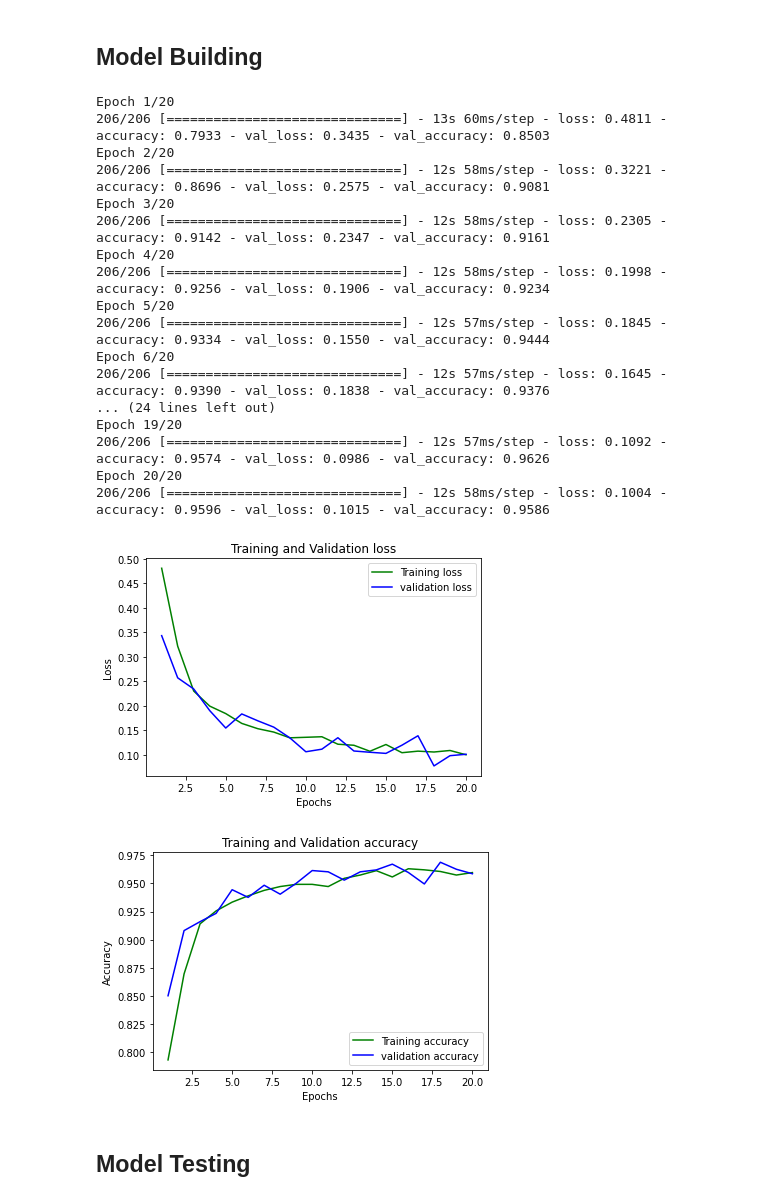
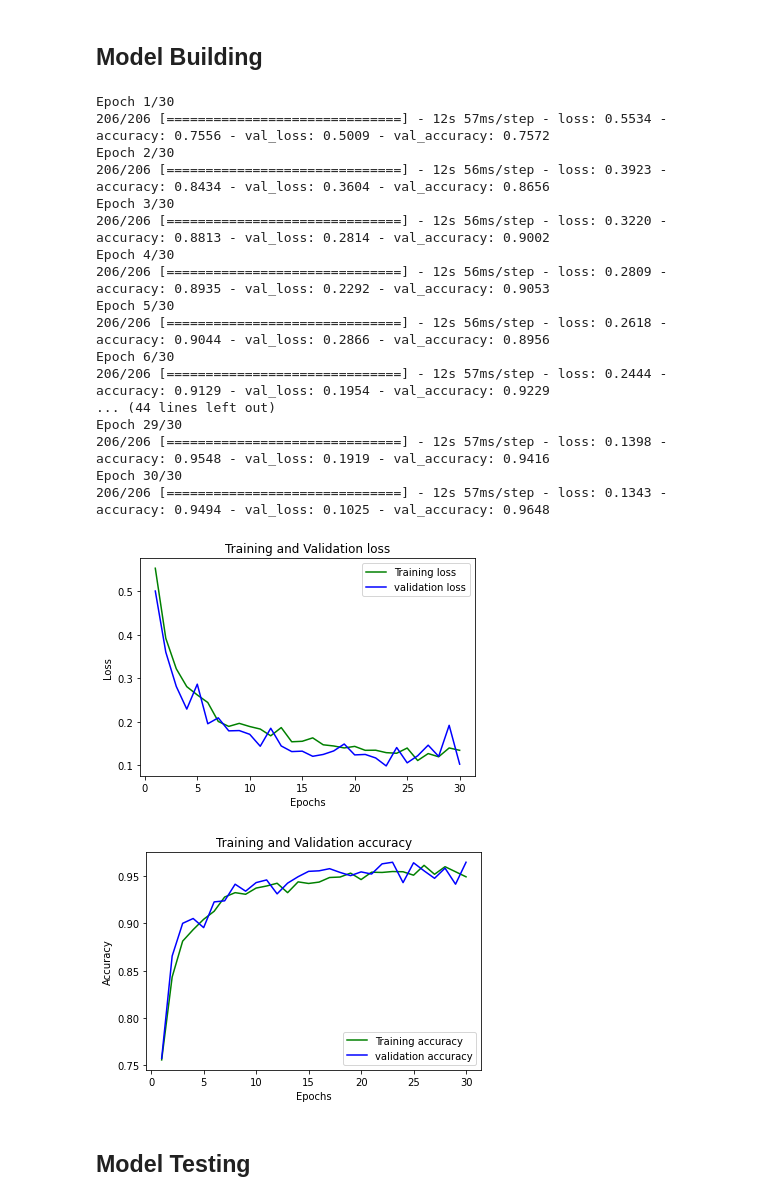
Before and after one commit to UttaraKet1607/Hindi-Character-Recognition, a Jupyter notebook: Final_CNN_model.ipynb, the cells around one changed output. Cells and saved outputs as stored; diff of their text form; code cells hidden in the pictures.

Commit message:
Changed kernel size and increased the number of epochs

```diff
--- a/Final_CNN_model.ipynb
+++ b/Final_CNN_model.ipynb
@@ -71,12 +53,12 @@ Found 1763 images belonging to 2 classes.
 ## Model Building
 # %%
 model = Sequential()
-model.add(Conv2D(32, (3,3), activation = "relu", input_shape=(64,64,3)))
-model.add(MaxPool2D((2,2), padding = "same"))
-model.add(Conv2D(32, (3,3), activation = "relu", input_shape=(64,64,3)))
-model.add(MaxPool2D((2,2), padding = "same"))
-model.add(Conv2D(32, (3,3), activation = "relu", input_shape=(64,64,3)))
-model.add(MaxPool2D((2,2), padding = "same"))
+model.add(Conv2D(32, (5,5), activation = "relu", input_shape=(64,64,3)))
+model.add(MaxPool2D((3,3), padding = "same"))
+model.add(Conv2D(32, (5,5), activation = "relu", input_shape=(64,64,3)))
+model.add(MaxPool2D((3,3), padding = "same"))
+model.add(Conv2D(32, (5,5), activation = "relu", input_shape=(64,64,3)))
+model.add(MaxPool2D((3,3), padding = "same"))
 model.add(Flatten())
 model.add(Dense(128, activation= "relu"))
 model.add(Dense(128, activation= "relu"))
@@ -84,44 +66,44 @@ model.add(Dense(1, activation = "sigmoid"))
 # %%
 model.compile(loss="binary_crossentropy",metrics=["accuracy"],optimizer="adam")
 # %%
-history = model.fit(train_datagen,epochs=20,validation_data=test_datagen)
+history = model.fit(train_datagen,epochs=30,validation_data=test_datagen, batch_size=30)
 # %% [output]
-Epoch 1/20
-206/206 [==============================] - 13s 60ms/step - loss: 0.4811 - accuracy: 0.7933 - val_loss: 0.3435 - val_accuracy: 0.8503
-Epoch 2/20
-206/206 [==============================] - 12s 58ms/step - loss: 0.3221 - accuracy: 0.8696 - val_loss: 0.2575 - val_accuracy: 0.9081
-Epoch 3/20
-206/206 [==============================] - 12s 58ms/step - loss: 0.2305 - accuracy: 0.9142 - val_loss: 0.2347 - val_accuracy: 0.9161
-Epoch 4/20
-206/206 [==============================] - 12s 58ms/step - loss: 0.1998 - accuracy: 0.9256 - val_loss: 0.1906 - val_accuracy: 0.9234
-Epoch 5/20
-206/206 [==============================] - 12s 57ms/step - loss: 0.1845 - accuracy: 0.9334 - val_loss: 0.1550 - val_accuracy: 0.9444
-Epoch 6/20
-206/206 [==============================] - 12s 57ms/step - loss: 0.1645 - accuracy: 0.9390 - val_loss: 0.1838 - val_accuracy: 0.9376
-... (24 lines left out)
-Epoch 19/20
-206/206 [==============================] - 12s 57ms/step - loss: 0.1092 - accuracy: 0.9574 - val_loss: 0.0986 - val_accuracy: 0.9626
-Epoch 20/20
-206/206 [==============================] - 12s 58ms/step - loss: 0.1004 - accuracy: 0.9596 - val_loss: 0.1015 - val_accuracy: 0.9586
+Epoch 1/30
+206/206 [==============================] - 12s 57ms/step - loss: 0.5534 - accuracy: 0.7556 - val_loss: 0.5009 - val_accuracy: 0.7572
+Epoch 2/30
+206/206 [==============================] - 12s 56ms/step - loss: 0.3923 - accuracy: 0.8434 - val_loss: 0.3604 - val_accuracy: 0.8656
+Epoch 3/30
+206/206 [==============================] - 12s 56ms/step - loss: 0.3220 - accuracy: 0.8813 - val_loss: 0.2814 - val_accuracy: 0.9002
+Epoch 4/30
+206/206 [==============================] - 12s 56ms/step - loss: 0.2809 - accuracy: 0.8935 - val_loss: 0.2292 - val_accuracy: 0.9053
+Epoch 5/30
+206/206 [==============================] - 12s 56ms/step - loss: 0.2618 - accuracy: 0.9044 - val_loss: 0.2866 - val_accuracy: 0.8956
+Epoch 6/30
+206/206 [==============================] - 12s 57ms/step - loss: 0.2444 - accuracy: 0.9129 - val_loss: 0.1954 - val_accuracy: 0.9229
+... (44 lines left out)
+Epoch 29/30
+206/206 [==============================] - 12s 57ms/step - loss: 0.1398 - accuracy: 0.9548 - val_loss: 0.1919 - val_accuracy: 0.9416
+Epoch 30/30
+206/206 [==============================] - 12s 57ms/step - loss: 0.1343 - accuracy: 0.9494 - val_loss: 0.1025 - val_accuracy: 0.9648
 # %%
 import matplotlib.pyplot as plt
 
 loss_train = history.history['loss']
 loss_val = history.history['val_loss']
-epochs = range(1,21)
+epochs = range(1,31)
 plt.plot(epochs, loss_train, 'g', label='Training loss')
 plt.plot(epochs, loss_val, 'b', label='validation loss')
 plt.title('Training and Validation loss')
 plt.xlabel('Epochs')
 plt.ylabel('Loss')
 plt.legend()
 plt.show()
 # %% [output]
-[figure, old version]
+[figure, new version]
 # %%
 accuracy_train = history.history['accuracy']
 accuracy_val = history.history['val_accuracy']
-epochs = range(1,21)
+epochs = range(1,31)
 plt.plot(epochs, accuracy_train, 'g', label='Training accuracy')
 plt.plot(epochs, accuracy_val, 'b', label='validation accuracy')
 plt.title('Training and Validation accuracy')
@@ -130,7 +112,7 @@ plt.ylabel('Accuracy')
 plt.legend()
 plt.show()
 # %% [output]
-[figure, old version]
+[figure, new version]
 # %% [markdown]
 ## Model Testing
 # %%
```
Also changed, not shown: parts of 2 cells of this notebook.
